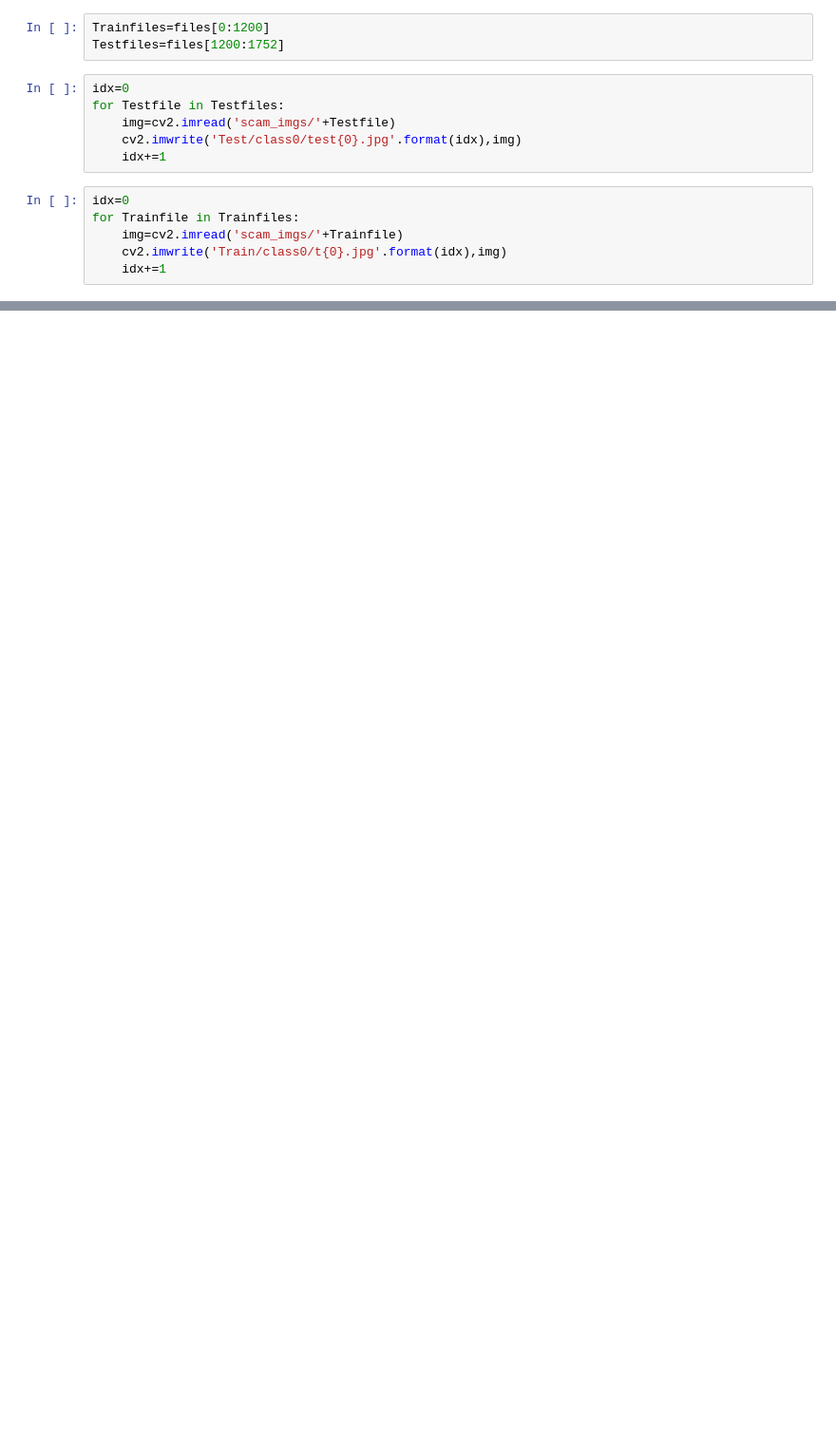
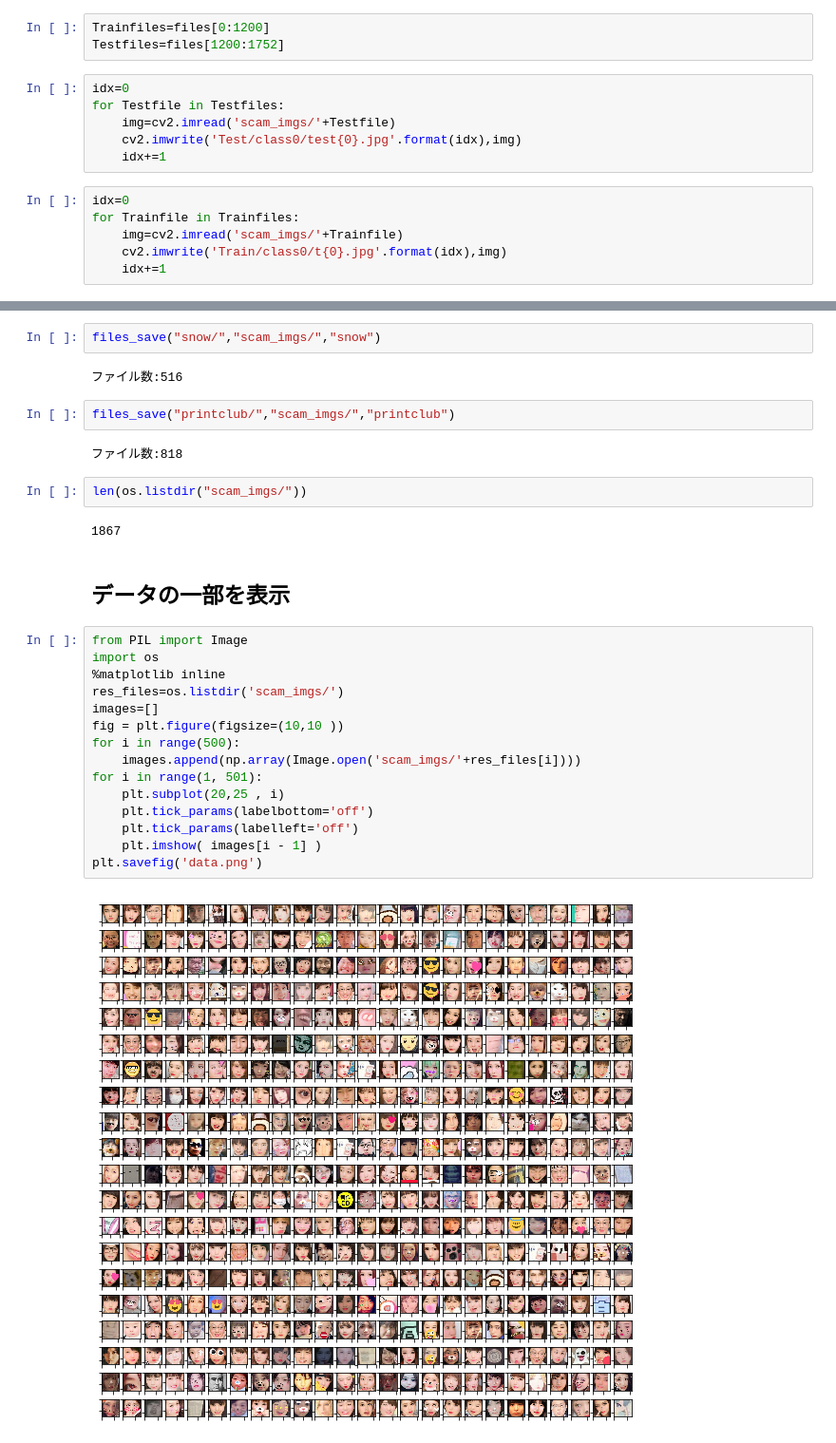
Before and after one commit to zukakosan/tinder_face_classifier, a Jupyter notebook: real_img_alert/datasets/make_img_folder.ipynb, the cells around one changed output, grey strips where cells are left out. Shown at 95% size. Drawn from its saved outputs; the diff is of its cells as text; blank space fills up the shorter version.

Commit message:
renew scam_imgs.zip

```diff
--- a/real_img_alert/datasets/make_img_folder.ipynb
+++ b/real_img_alert/datasets/make_img_folder.ipynb
@@ -52,0 +64,31 @@ for Trainfile in Trainfiles:
+# %%
+files_save("snow/","scam_imgs/","snow")
+# %% [output]
+ファイル数:516
+# %%
+files_save("printclub/","scam_imgs/","printclub")
+# %% [output]
+ファイル数:818
+# %%
+len(os.listdir("scam_imgs/"))
+# %% [output]
+1867
+# %% [markdown]
+## データの一部を表示
+# %%
+from PIL import Image
+import os
+%matplotlib inline
+res_files=os.listdir('scam_imgs/')
+images=[]
+fig = plt.figure(figsize=(10,10 ))
+for i in range(500):
+    images.append(np.array(Image.open('scam_imgs/'+res_files[i])))
+for i in range(1, 501):
+    plt.subplot(20,25 , i)
+    plt.tick_params(labelbottom='off')
+    plt.tick_params(labelleft='off')
+    plt.imshow( images[i - 1] )
+plt.savefig('data.png')
+# %% [output]
+[figure, added]
```
Also changed, not shown: parts of 7 cells of this notebook, 2 other files.
